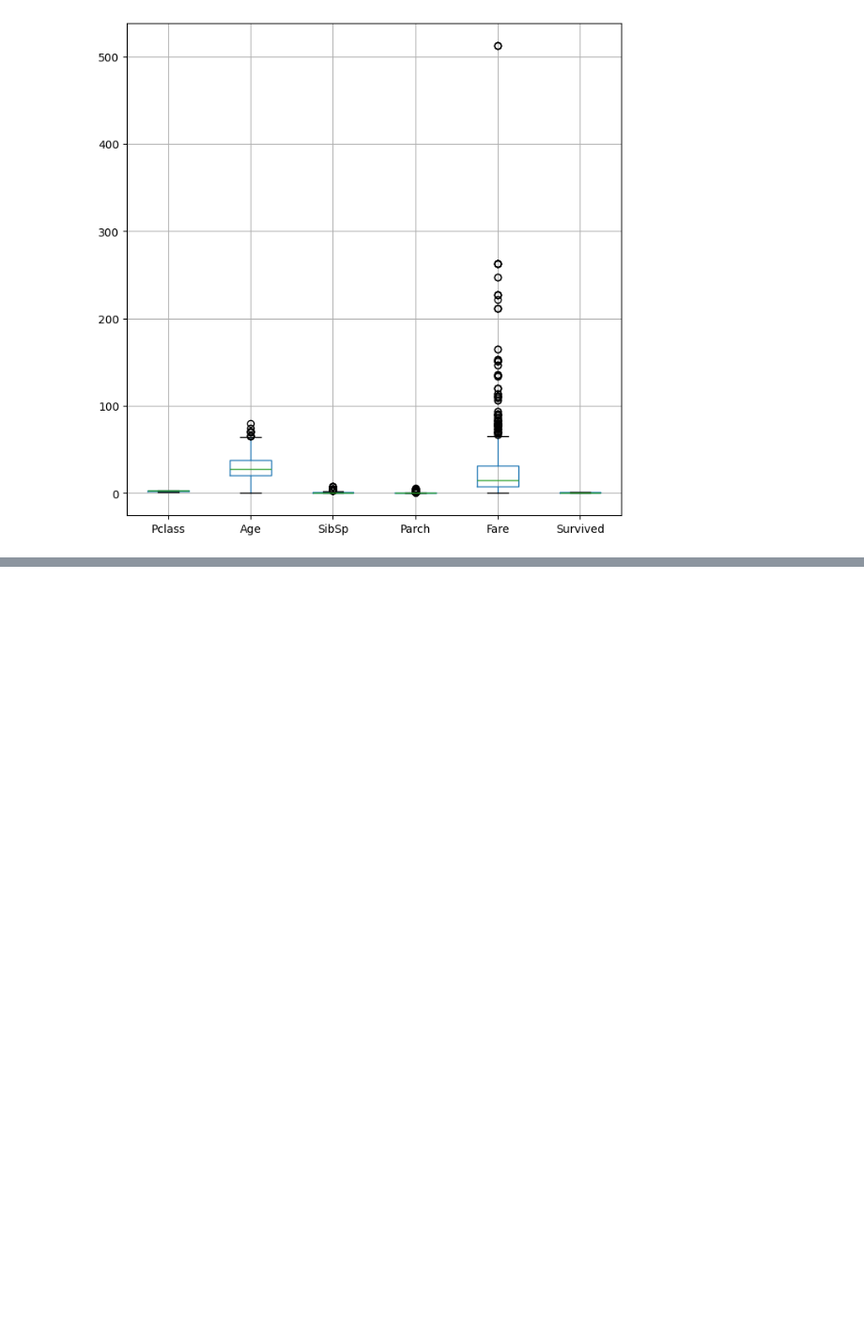
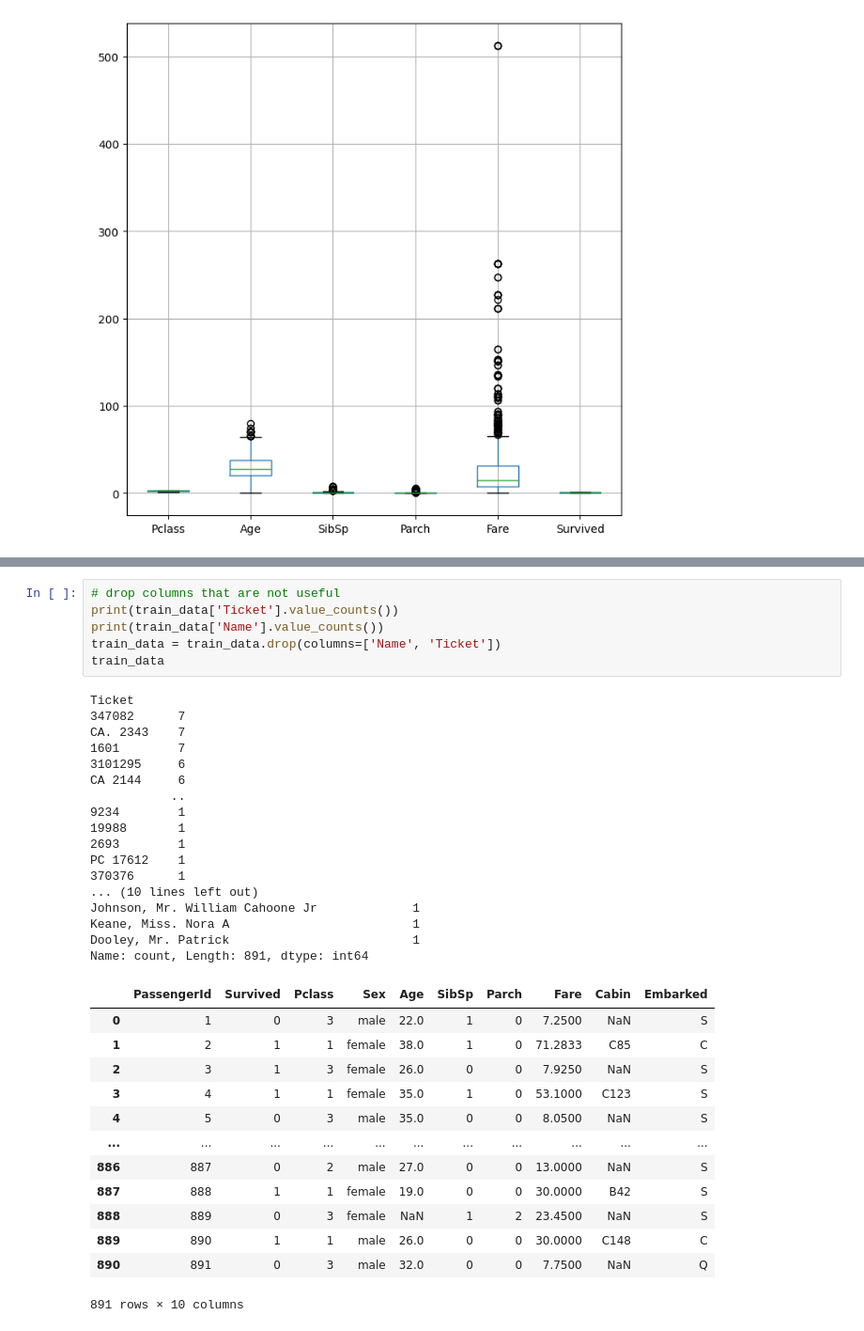
Before and after one commit to pkdc/titanic-survival-prediction, a Jupyter notebook: notebook/titanic.ipynb, the cells around one changed output, grey strips where cells are left out. Shown: that part at 94% size. Drawn from its saved outputs; the diff is of its cells as text; blank space fills up the shorter version.

```diff
--- a/notebook/titanic.ipynb
+++ b/notebook/titanic.ipynb
@@ -98,0 +128,37 @@ boxplot_data.boxplot(figsize=(8,8))
+# %%
+# drop columns that are not useful
+print(train_data['Ticket'].value_counts())
+print(train_data['Name'].value_counts())
+train_data = train_data.drop(columns=['Name', 'Ticket'])
+train_data
+# %% [output]
+Ticket
+347082      7
+CA. 2343    7
+1601        7
+3101295     6
+CA 2144     6
+           ..
+9234        1
+19988       1
+2693        1
+PC 17612    1
+370376      1
+... (10 lines left out)
+Johnson, Mr. William Cahoone Jr             1
+Keane, Miss. Nora A                         1
+Dooley, Mr. Patrick                         1
+Name: count, Length: 891, dtype: int64
+|  | PassengerId | Survived | Pclass | Sex | Age | SibSp | Parch | Fare | Cabin | Embarked |
+| 0 | 1 | 0 | 3 | male | 22.0 | 1 | 0 | 7.2500 | NaN | S |
+| 1 | 2 | 1 | 1 | female | 38.0 | 1 | 0 | 71.2833 | C85 | C |
+| 2 | 3 | 1 | 3 | female | 26.0 | 0 | 0 | 7.9250 | NaN | S |
+| 3 | 4 | 1 | 1 | female | 35.0 | 1 | 0 | 53.1000 | C123 | S |
+| 4 | 5 | 0 | 3 | male | 35.0 | 0 | 0 | 8.0500 | NaN | S |
+| ... | ... | ... | ... | ... | ... | ... | ... | ... | ... | ... |
+| 886 | 887 | 0 | 2 | male | 27.0 | 0 | 0 | 13.0000 | NaN | S |
+| 887 | 888 | 1 | 1 | female | 19.0 | 0 | 0 | 30.0000 | B42 | S |
+| 888 | 889 | 0 | 3 | female | NaN | 1 | 2 | 23.4500 | NaN | S |
+| 889 | 890 | 1 | 1 | male | 26.0 | 0 | 0 | 30.0000 | C148 | C |
+| 890 | 891 | 0 | 3 | male | 32.0 | 0 | 0 | 7.7500 | NaN | Q |
+891 rows × 10 columns
```
Also changed, not shown: parts of 5 cells of this notebook.
